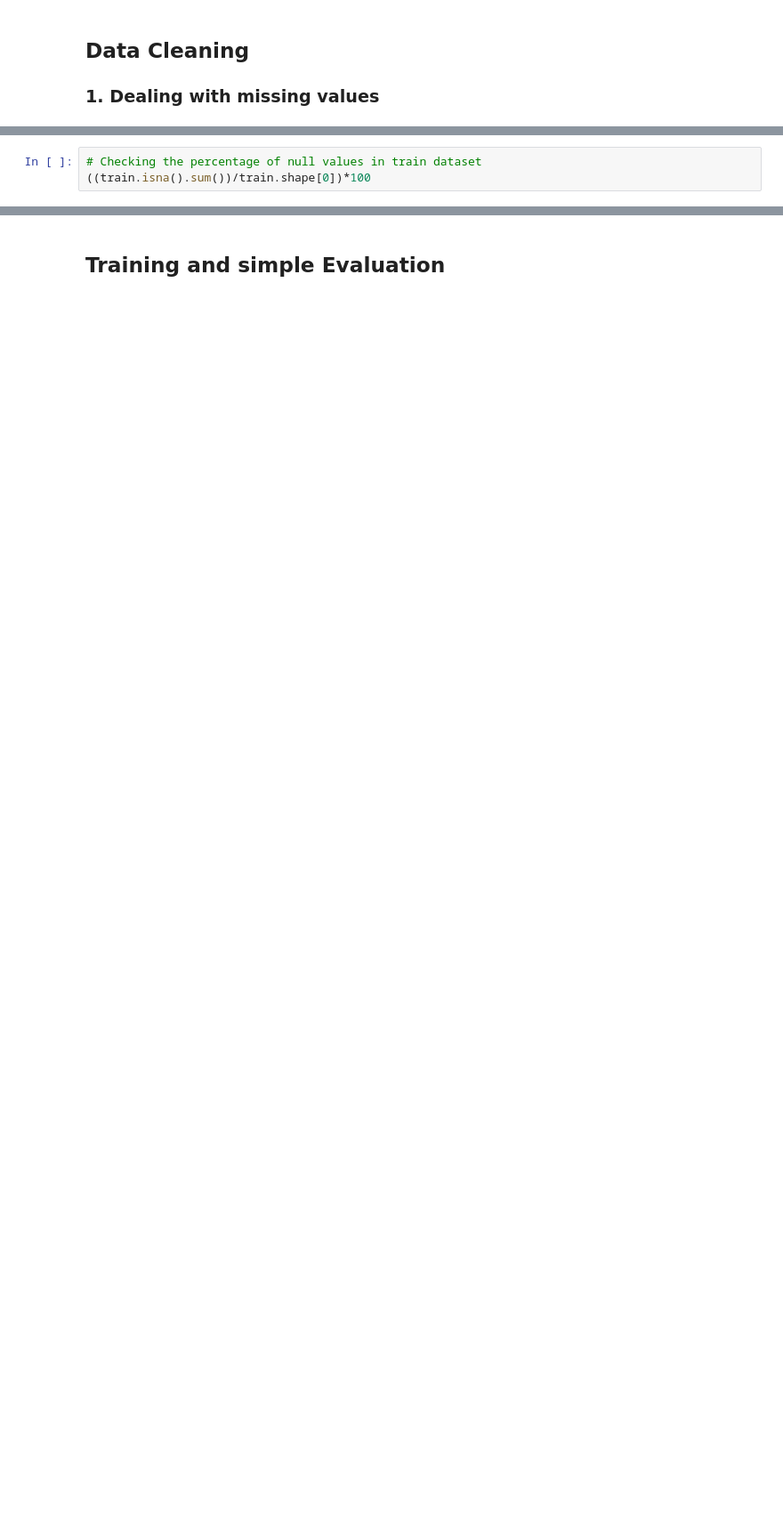
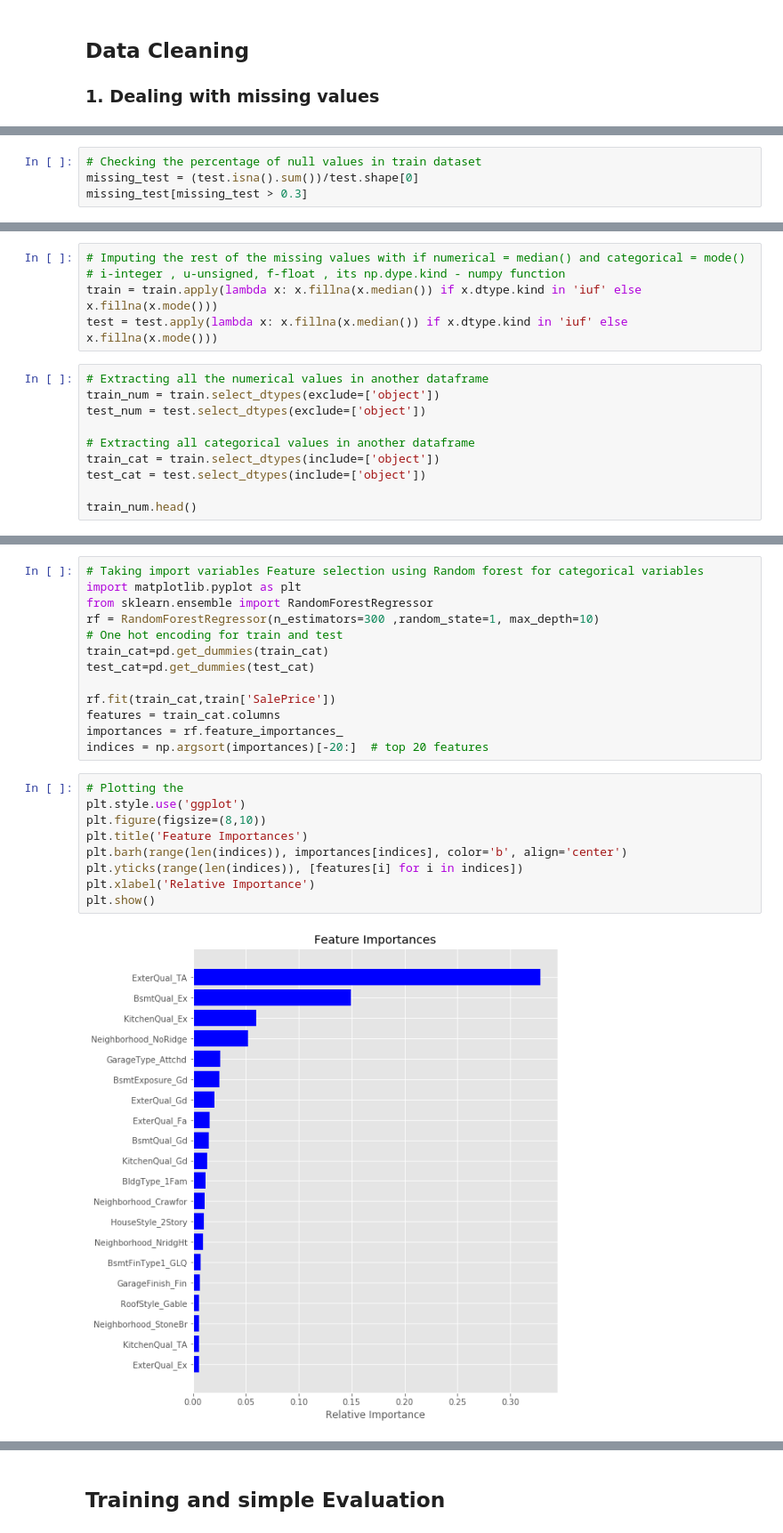
Before and after one commit to rajat-sudo/kaggle-Housing-Prediction, a Jupyter notebook: Untitled.ipynb, the cells around one changed output, grey strips where cells are left out. Shown: that part at 89% size. Drawn from its saved outputs; the diff is of its cells as text; blank space fills up the shorter version.

```diff
--- a/Untitled.ipynb
+++ b/Untitled.ipynb
@@ -68,4 +61,5 @@ memory usage: 924.0+ KB
 # %%
 # Checking the percentage of null values in train dataset
-((train.isna().sum())/train.shape[0])*100
+missing_test = (test.isna().sum())/test.shape[0]
+missing_test[missing_test > 0.3]
 # %% [output]
@@ -141,0 +85,15 @@ y = train_new.SalePrice
+# %%
+# Imputing the rest of the missing values with if numerical = median() and categorical = mode()
+# i-integer , u-unsigned, f-float , its np.dype.kind - numpy function
+train = train.apply(lambda x: x.fillna(x.median()) if x.dtype.kind in 'iuf' else x.fillna(x.mode()))
+test = test.apply(lambda x: x.fillna(x.median()) if x.dtype.kind in 'iuf' else x.fillna(x.mode()))
+# %%
+# Extracting all the numerical values in another dataframe
+train_num = train.select_dtypes(exclude=['object'])
+test_num = test.select_dtypes(exclude=['object'])
+
+# Extracting all categorical values in another dataframe
+train_cat = train.select_dtypes(include=['object'])
+test_cat = test.select_dtypes(include=['object'])
+
+train_num.head()
@@ -141,0 +138,24 @@ y = train_new.SalePrice
+# %%
+# Taking import variables Feature selection using Random forest for categorical variables
+import matplotlib.pyplot as plt
+from sklearn.ensemble import RandomForestRegressor
+rf = RandomForestRegressor(n_estimators=300 ,random_state=1, max_depth=10)
+# One hot encoding for train and test
+train_cat=pd.get_dummies(train_cat)
+test_cat=pd.get_dummies(test_cat)
+
+rf.fit(train_cat,train['SalePrice'])
+features = train_cat.columns
+importances = rf.feature_importances_
+indices = np.argsort(importances)[-20:]  # top 20 features
+# %%
+# Plotting the
+plt.style.use('ggplot')
+plt.figure(figsize=(8,10))
+plt.title('Feature Importances')
+plt.barh(range(len(indices)), importances[indices], color='b', align='center')
+plt.yticks(range(len(indices)), [features[i] for i in indices])
+plt.xlabel('Relative Importance')
+plt.show()
+# %% [output]
+[figure, added]
```
Also changed, not shown: parts of 32 cells of this notebook, 1 other file.
